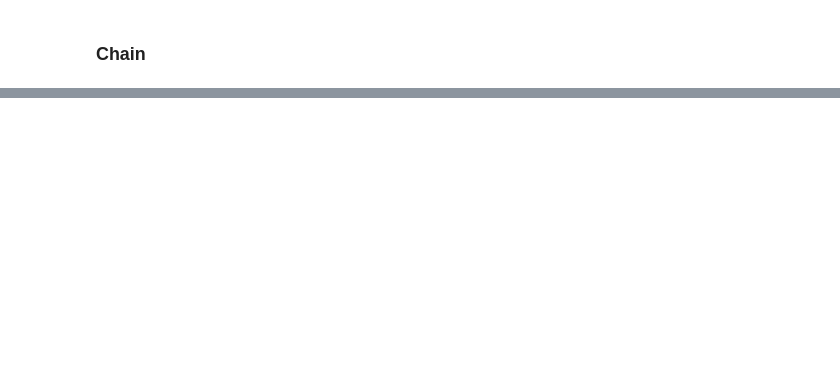
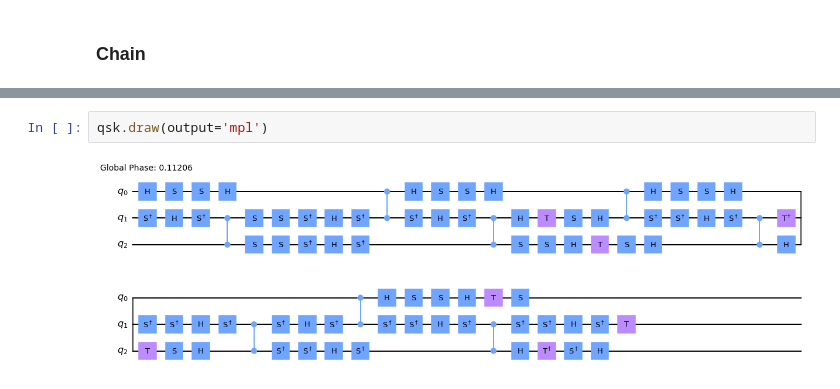
Before and after one commit to idnm/cpflow, a Jupyter notebook: paper/peppar.ipynb, the cells around one changed output, grey strips where cells are left out. Drawn from its saved outputs; the diff is of its cells as text; blank space fills up the shorter version.

```diff
--- a/paper/peppar.ipynb
+++ b/paper/peppar.ipynb
@@ -251,0 +239,4 @@ HST distance to the Toffoli 3 gate: 0.0
+# %%
+qsk.draw(output='mpl')
+# %% [output]
+[figure, added]
```
Also changed, not shown: parts of 54 cells of this notebook, 4 other files.
